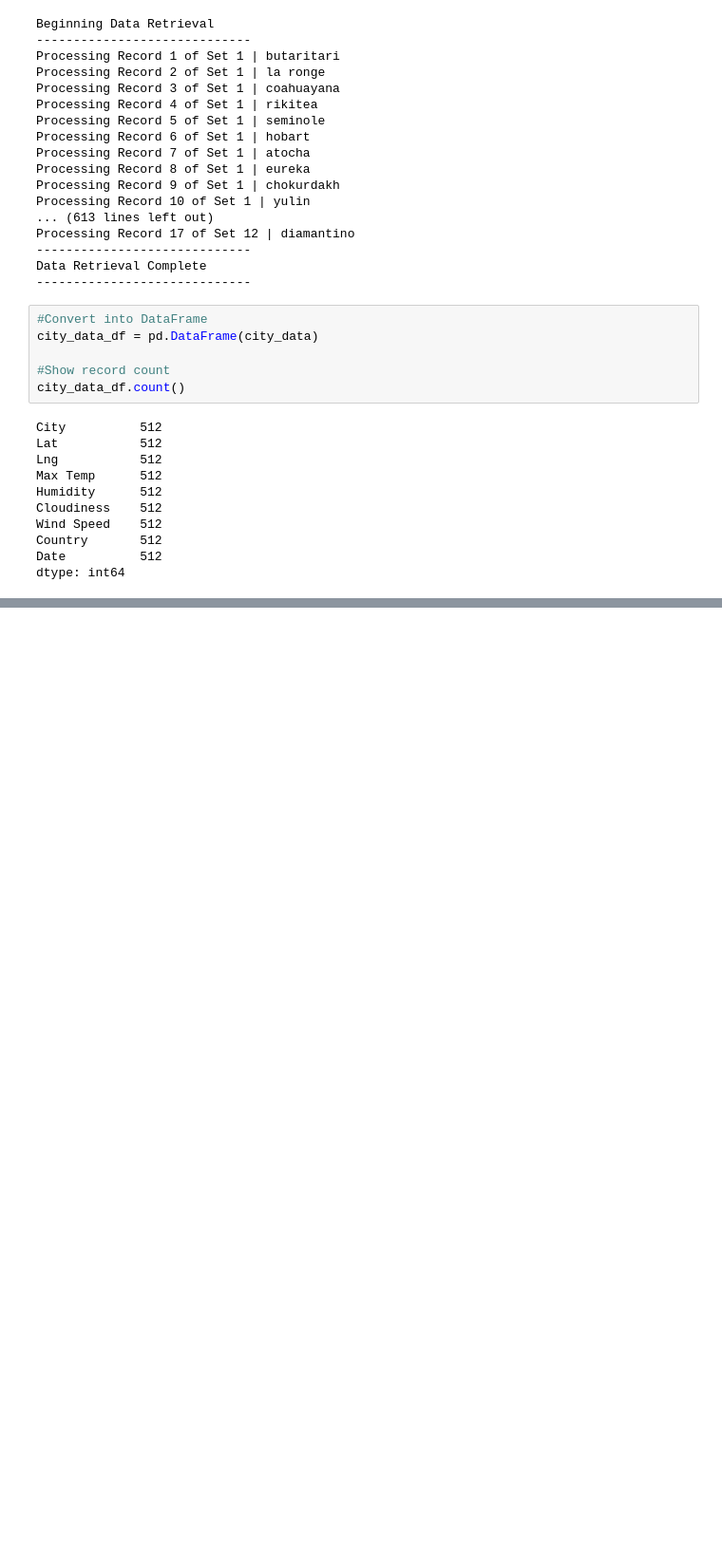
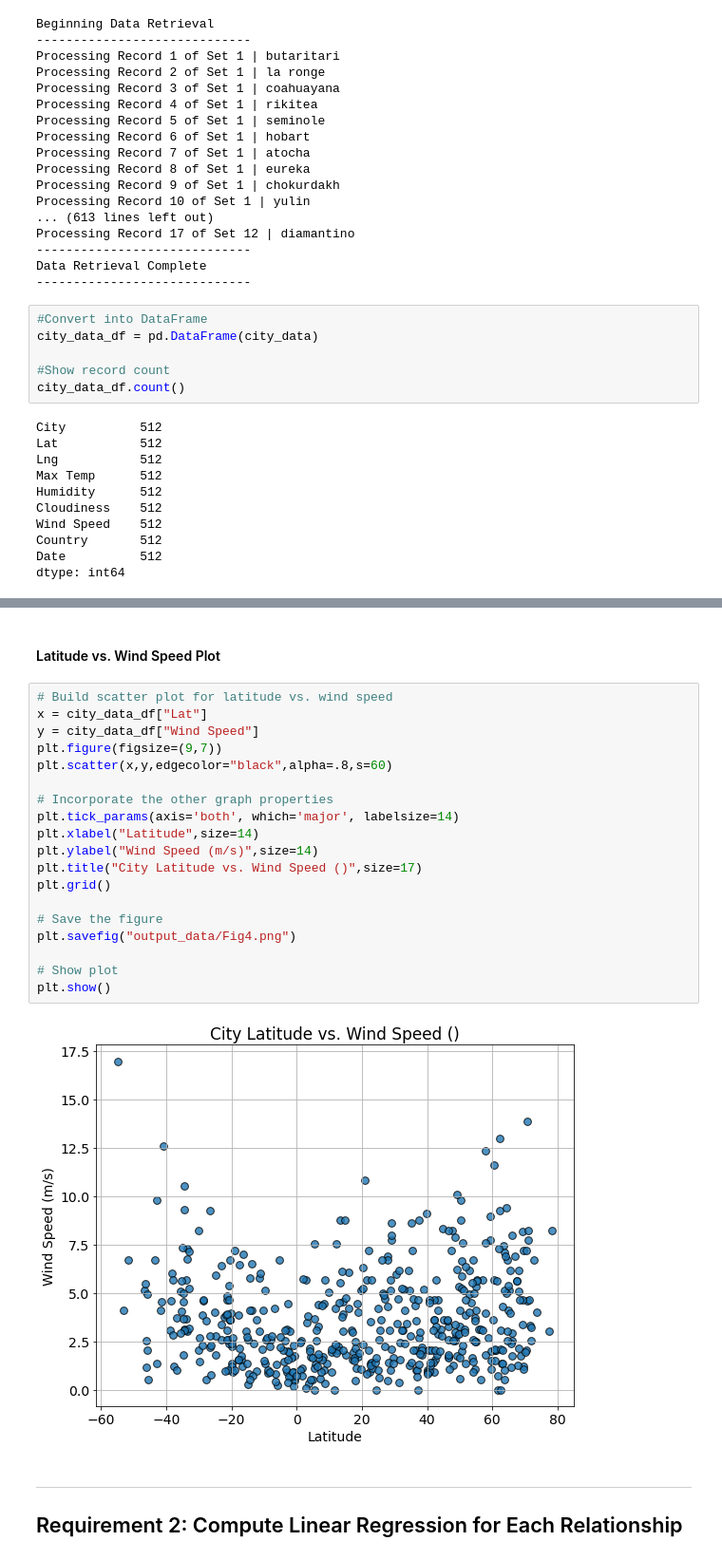
Before and after one commit to VinnyShankar/python-api-challenge, a Jupyter notebook: WeatherPy/WeatherPy.ipynb, the cells around one changed output, grey strips where cells are left out. Shown at 95% size. Saved outputs shown, nothing was run; the diff lists cells and outputs as text; blank space fills up the shorter version.

```diff
--- a/WeatherPy/WeatherPy.ipynb
+++ b/WeatherPy/WeatherPy.ipynb
@@ -169,0 +255,27 @@ city_data_df = city_data_df.to_csv("output_data/cities.csv", index_label = "City
+# %% [markdown]
+#### Latitude vs. Wind Speed Plot
+# %%
+# Build scatter plot for latitude vs. wind speed
+x = city_data_df["Lat"]
+y = city_data_df["Wind Speed"]
+plt.figure(figsize=(9,7))
+plt.scatter(x,y,edgecolor="black",alpha=.8,s=60)
+
+# Incorporate the other graph properties
+plt.tick_params(axis='both', which='major', labelsize=14)
+plt.xlabel("Latitude",size=14)
+plt.ylabel("Wind Speed (m/s)",size=14)
+plt.title("City Latitude vs. Wind Speed ()",size=17)
+plt.grid()
+
+# Save the figure
+plt.savefig("output_data/Fig4.png")
+
+# Show plot
+plt.show()
+# %% [output]
+[figure, added]
+# %% [markdown]
+---
+
+## Requirement 2: Compute Linear Regression for Each Relationship
```
Also changed, not shown: parts of 9 cells of this notebook, 4 other files.
